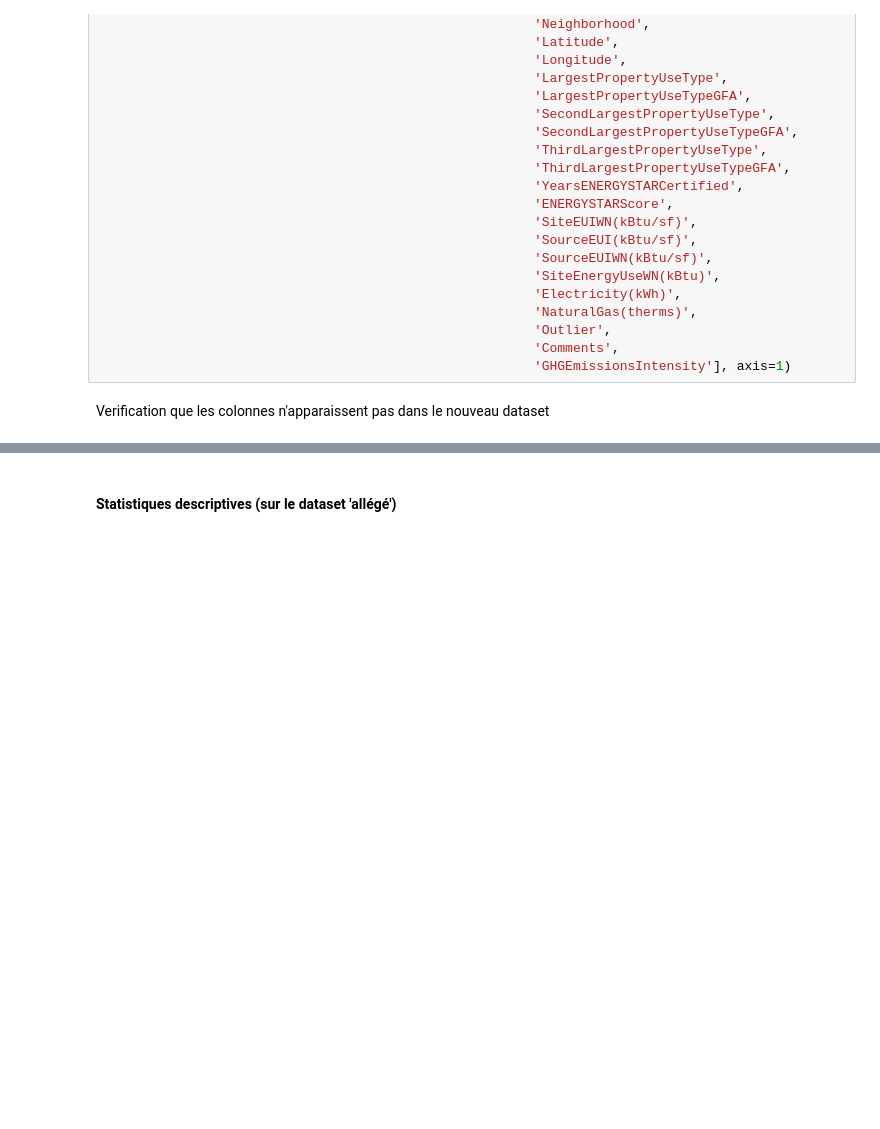
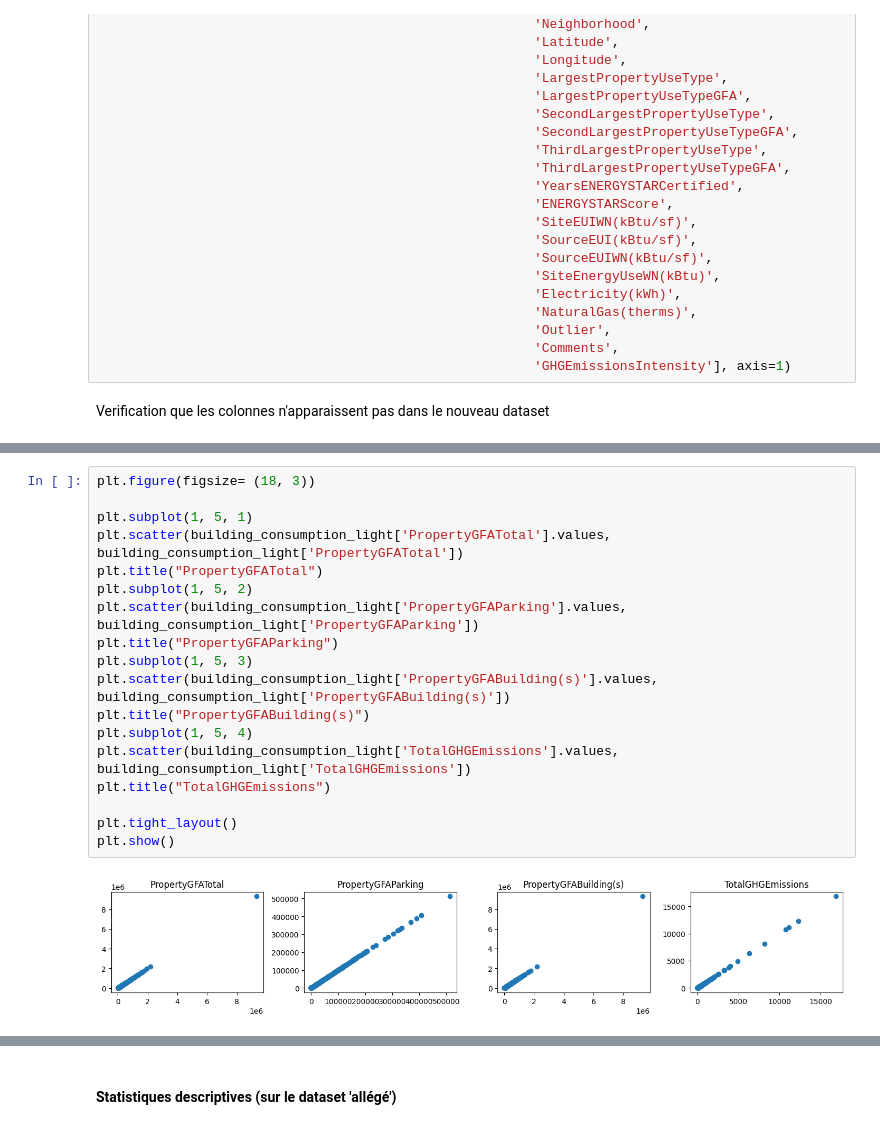
Before and after one commit to DavidRichomme/OC_P3_Anticipez_les_besoins_en_consommation_de_batiments, a Jupyter notebook: P3_template_modelistation_supervisee_data_scientist.ipynb, the cells around one changed output, grey strips where cells are left out. Drawn from its saved outputs; the diff is of its cells as text; blank space fills up the shorter version.

```diff
--- a/P3_template_modelistation_supervisee_data_scientist.ipynb
+++ b/P3_template_modelistation_supervisee_data_scientist.ipynb
@@ -311,0 +419,20 @@ imputer les manquantes (moyenne , médiane)
+# %%
+plt.figure(figsize= (18, 3))
+
+plt.subplot(1, 5, 1)
+plt.scatter(building_consumption_light['PropertyGFATotal'].values, building_consumption_light['PropertyGFATotal'])
+plt.title("PropertyGFATotal")
+plt.subplot(1, 5, 2)
+plt.scatter(building_consumption_light['PropertyGFAParking'].values, building_consumption_light['PropertyGFAParking'])
+plt.title("PropertyGFAParking")
+plt.subplot(1, 5, 3)
+plt.scatter(building_consumption_light['PropertyGFABuilding(s)'].values, building_consumption_light['PropertyGFABuilding(s)'])
+plt.title("PropertyGFABuilding(s)")
+plt.subplot(1, 5, 4)
+plt.scatter(building_consumption_light['TotalGHGEmissions'].values, building_consumption_light['TotalGHGEmissions'])
+plt.title("TotalGHGEmissions")
+
+plt.tight_layout()
+plt.show()
+# %% [output]
+[figure, added]
```
Also changed, not shown: parts of 71 cells of this notebook, 2 other files.
